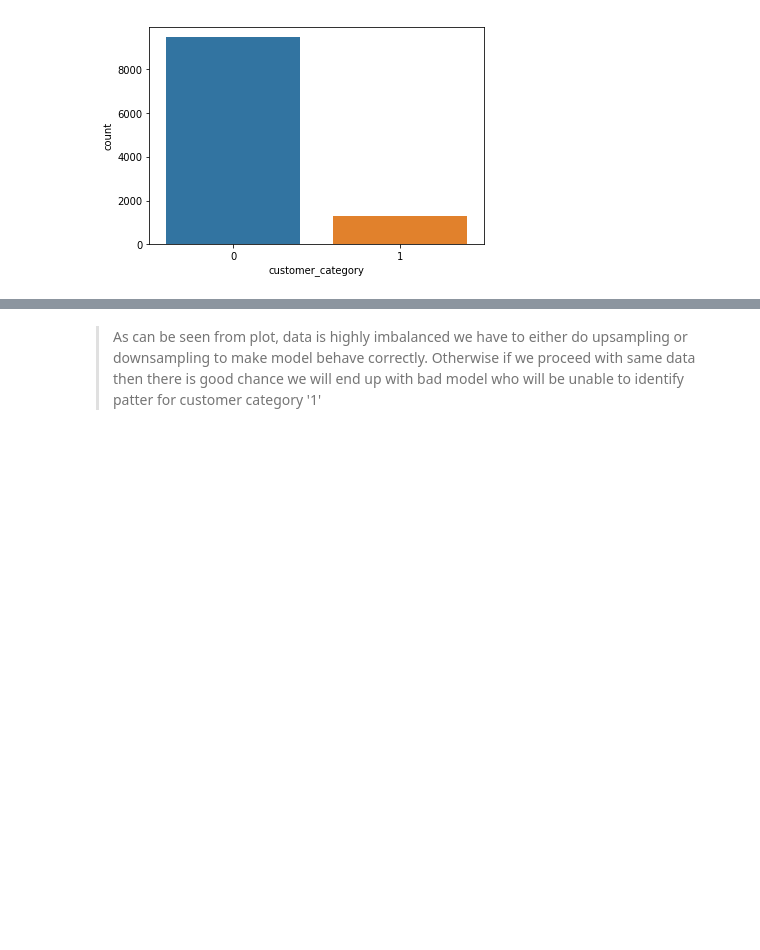
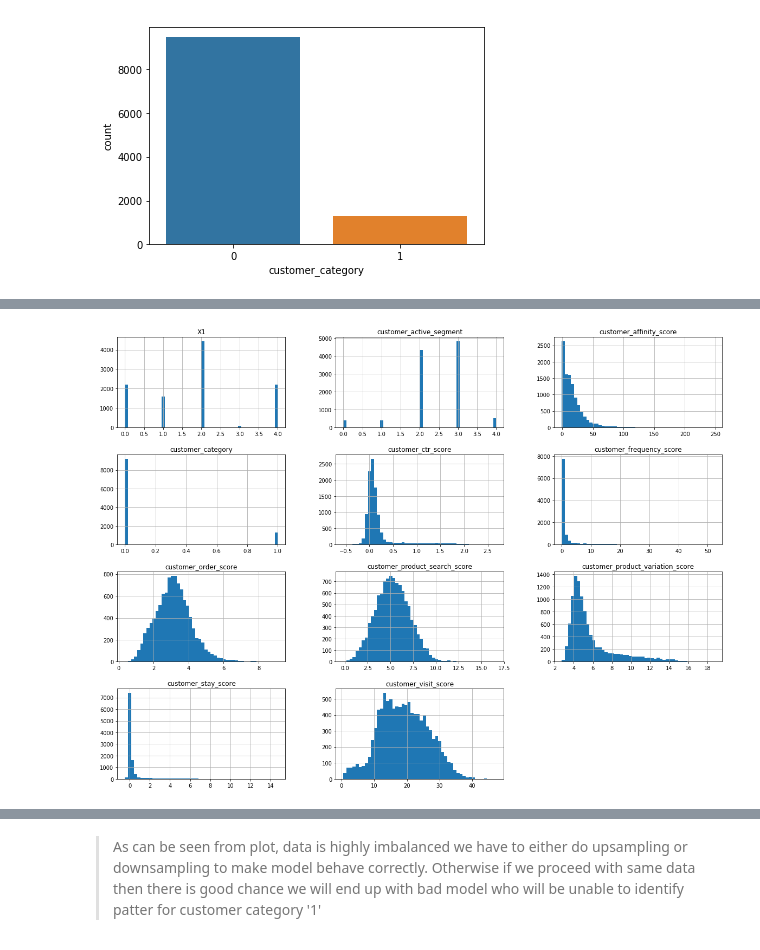
Before and after one commit to Jyoti1706/Data-Science-Project, a Jupyter notebook: AmazonMLChallenge/XGboost.ipynb, the cells around one changed output, grey strips where cells are left out. Cells and saved outputs as stored; diff of their text form; code cells hidden in the pictures; blank space fills up the shorter version.

```diff
--- a/AmazonMLChallenge/XGboost.ipynb
+++ b/AmazonMLChallenge/XGboost.ipynb
@@ -120,0 +144,5 @@ sns.countplot(x='customer_category',data=train_set)
+# %%
+train_set.hist(bins=50, figsize=(20,15))
+plt.show()
+# %% [output]
+[figure, added]
```
Also changed, not shown: parts of 8 cells of this notebook, 18 other files.
